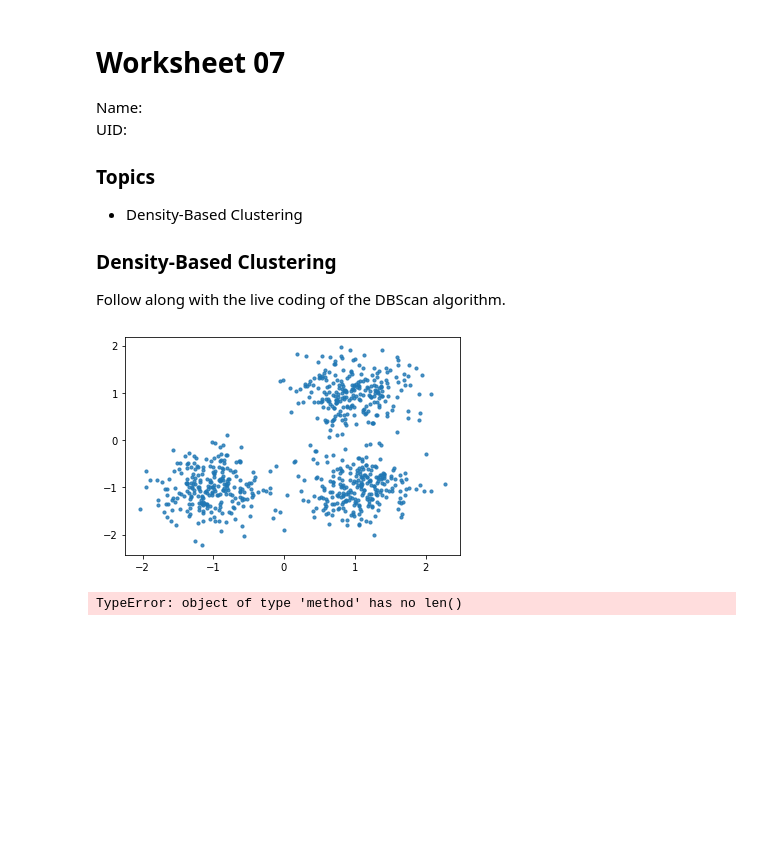
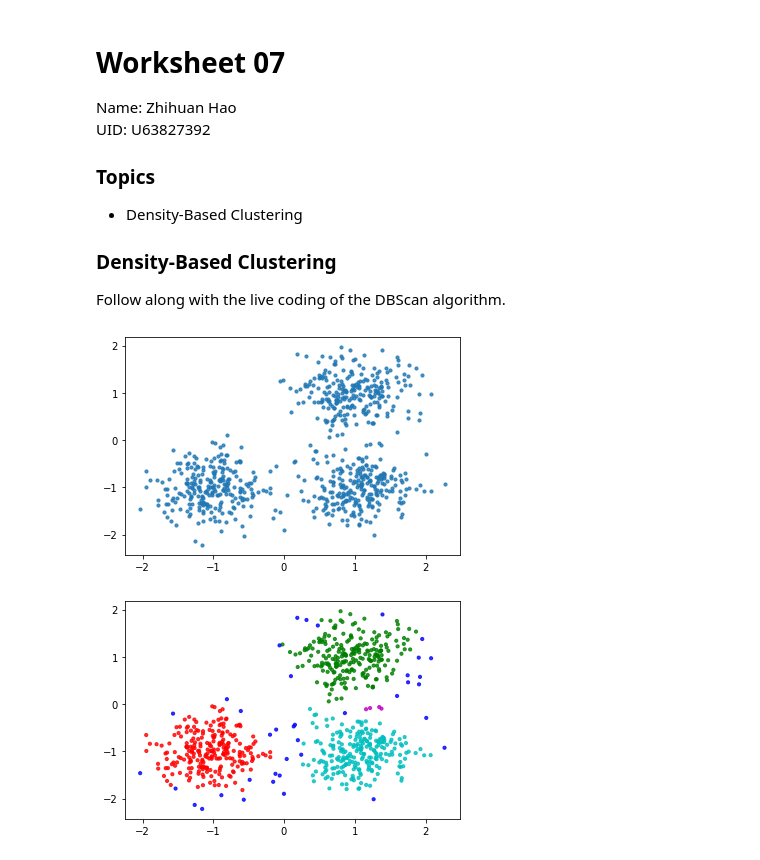
Before and after one commit to MissMyPetDog/Data-Science-Fundamentals, a Jupyter notebook: lecture_07/worksheet_07.ipynb, the cells around one changed output. Saved outputs shown, nothing was run; the diff lists cells and outputs as text; code cells hidden in the pictures; blank space fills up the shorter version.

```diff
--- a/lecture_07/worksheet_07.ipynb
+++ b/lecture_07/worksheet_07.ipynb
@@ -1,8 +1,8 @@
 # %% [markdown]
 # Worksheet 07
 
-Name:
-UID:
+Name:  Zhihuan Hao
+UID: U63827392
 
 ### Topics
 
@@ -28,9 +28,10 @@ class DBC():
         self.dataset = dataset
         self.min_pts = min_pts
         self.epsilon = epsilon
-        self.assignments = [0 for _ in range(len(self.dataset))] #0 means not assigned
+        self.assignments = [0 for _ in range(len(self.dataset))] # 0 means not assigned.
 
     def distance(self, i, j):
+        # returns the euclidean distance.
         return np.linalg.norm(self.dataset[i] - self.dataset[j])
 
     def get_neighborhood(self, i):
@@ -41,42 +42,51 @@ class DBC():
 
         return neighborhood
 
-
     def is_core(self, i):
-
-        return len(self.get_neighborhood) >= self.min_pts
+        return len(self.get_neighborhood(i)) >= self.min_pts
 
     def assign(self, i, cluster_num):
         self.assignments[i] = cluster_num
         neighbor_queue = self.get_neighborhood(i)
+
         while neighbor_queue:
             next_candidate = neighbor_queue.pop()
+
+            if self.assignments[next_candidate] != 0:
+                # already assigned.
+                # duplicates can occur when adding points in the neighborhoods
+                # that have not been assigned.
+                continue
+
+            self.assignments[next_candidate] = cluster_num
+
             if self.is_core(next_candidate):
-                self.assignments[next_candidate] = clusrer_num
-                neighbor_queue.append(self.get_neighborhood(next_candidate))
+                next_neighborhood = self.get_neighborhood(next_candidate)
+                neighbor_queue += [i for i in next_neighborhood if self.assignments[i] == 0]
 
         return
 
     def dbscan(self):
         """
         returns a list of assignments. The index of the
         assignment should match the index of the data point
         in the dataset.
         """
-        #assignments = [0 for _ in range(len(self.dataset))] #0 means not assigned
+
         cluster_num = 1
 
         for i in range(len(self.dataset)):
             if self.is_core(i) and self.assignments[i] == 0:
                 self.assign(i, cluster_num)
                 cluster_num += 1
+
         return self.assignments
 
-clustering = DBC(X, 3, 1).dbscan().assignments
+clustering = DBC(X, 3, .2).dbscan()
 colors = np.array([x for x in 'bgrcmykbgrcmykbgrcmykbgrcmyk'])
-colors = np.hstack([colors] * 20)
+colors = np.hstack([colors] * 40)
 plt.scatter(X[:, 0], X[:, 1], color=colors[clustering].tolist(), s=10, alpha=0.8)
 plt.show()
 # %% [output]
 [figure]
-TypeError: object of type 'method' has no len()
+[figure, added]
```
